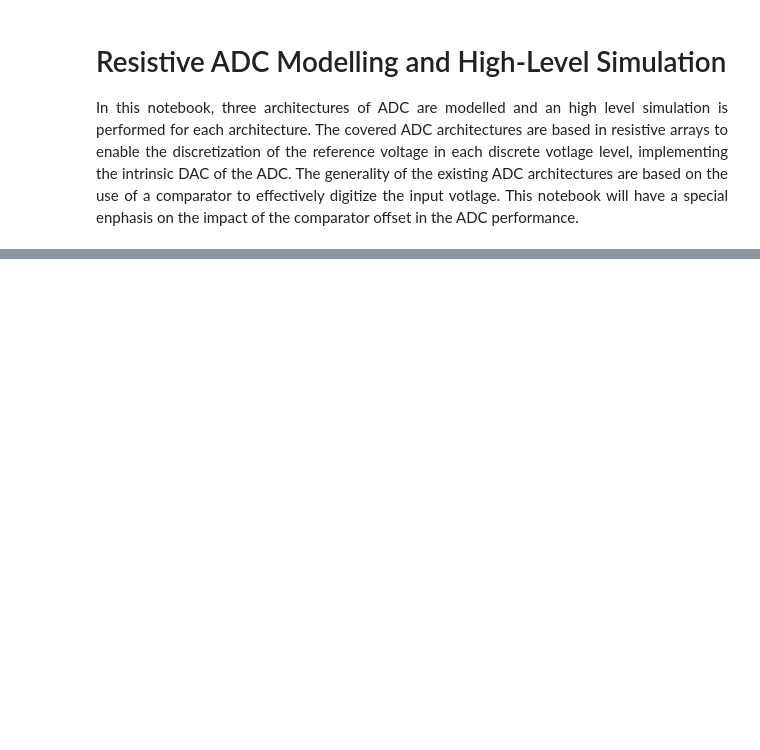
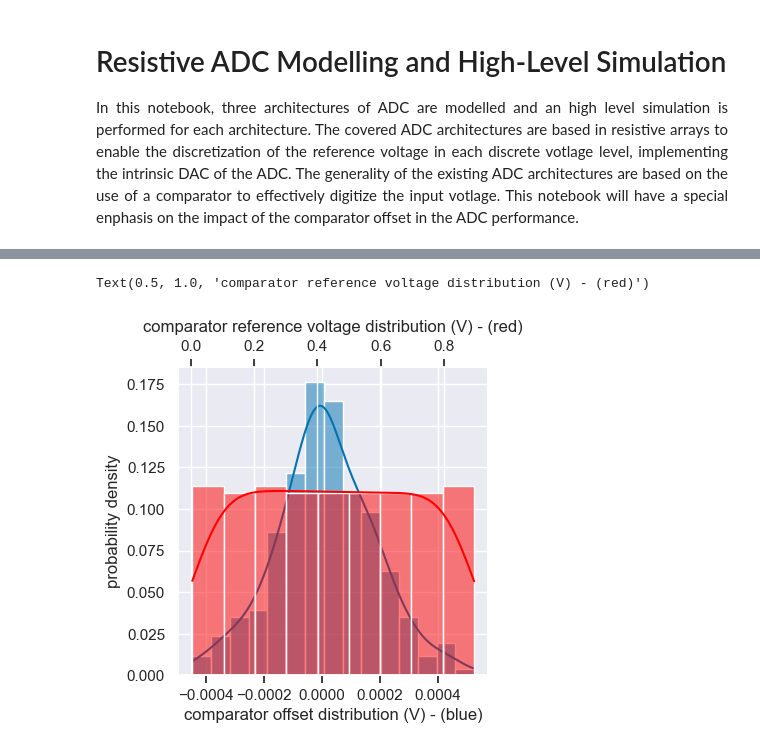
Before and after one commit to das-dias/signal-converters-notebooks, a Jupyter notebook: practical_classes/practical_class_9.ipynb, the cells around one changed output, grey strips where cells are left out. Cells and saved outputs as stored; diff of their text form; code cells hidden in the pictures; blank space fills up the shorter version.

```diff
--- a/practical_classes/practical_class_9.ipynb
+++ b/practical_classes/practical_class_9.ipynb
@@ -57,0 +102,37 @@ The offset will lead the comparator to decide its output logical value relative
+# %%
+# setup the adc parameters
+nbits = 8
+vref = vddd
+vlsb = vref/(2**nbits)
+
+# setup the resistor array
+ru = 1e3
+res = np.ones(2**nbits)*ru
+# resistance mismatch in ohm, following a normal distribution
+u_err = 0.0
+sigma = 5
+u_std = 1/sigma # 33% of the unit resistance for a semiconductor resistor
+r_err = normal(u_err, u_std**2, len(res))
+res = res + r_err*ru
+assert len(res) == 2**nbits
+
+# setup vlsb voltage array from resistor array using a voltage divider
+vcomps = np.array([
+    vref*(np.sum(res[0:i+1])/np.sum(res)) for i in range(len(res)-1)
+])
+# setup the comparator offset array
+comps_ofst = np.random.normal(0, std_ofst**2, len(vcomps))
+comps = vcomps + comps_ofst
+assert len(comps) == 2**nbits-1, "The number of comparators is not correct: %d" % len(comps)
+# %%
+# observe the comparator offset histogram
+fig, ax = plt.subplots(1,1, figsize=(4,4))
+sns.histplot(comps_ofst, ax=ax, stat="probability", kde=True)
+sns.histplot(comps, ax=ax.twiny(), stat="probability", kde=True, color='red')
+ax.set_xlabel('comparator offset distribution (V) - (blue)')
+ax.set_ylabel('probability density')
+ax.grid(True)
+ax.set_title('comparator reference voltage distribution (V) - (red)')
+# %% [output]
+Text(0.5, 1.0, 'comparator reference voltage distribution (V) - (red)')
+[figure, added]
```
Also changed, not shown: parts of 8 cells of this notebook, 1 other file.
